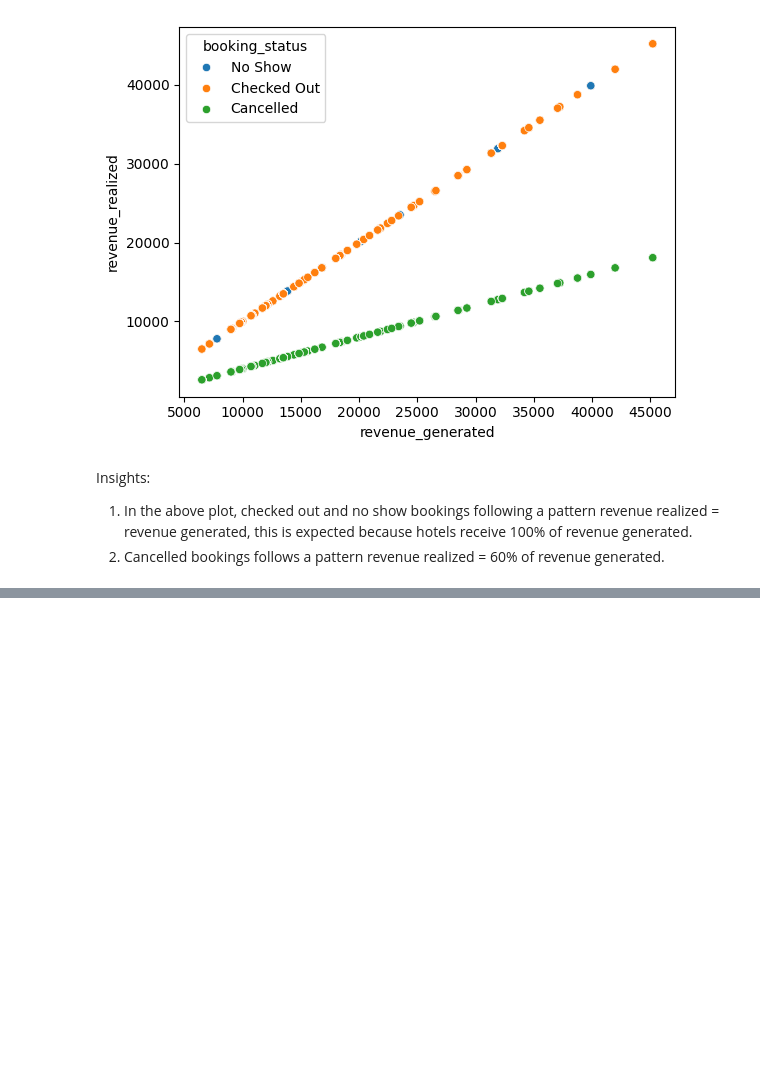
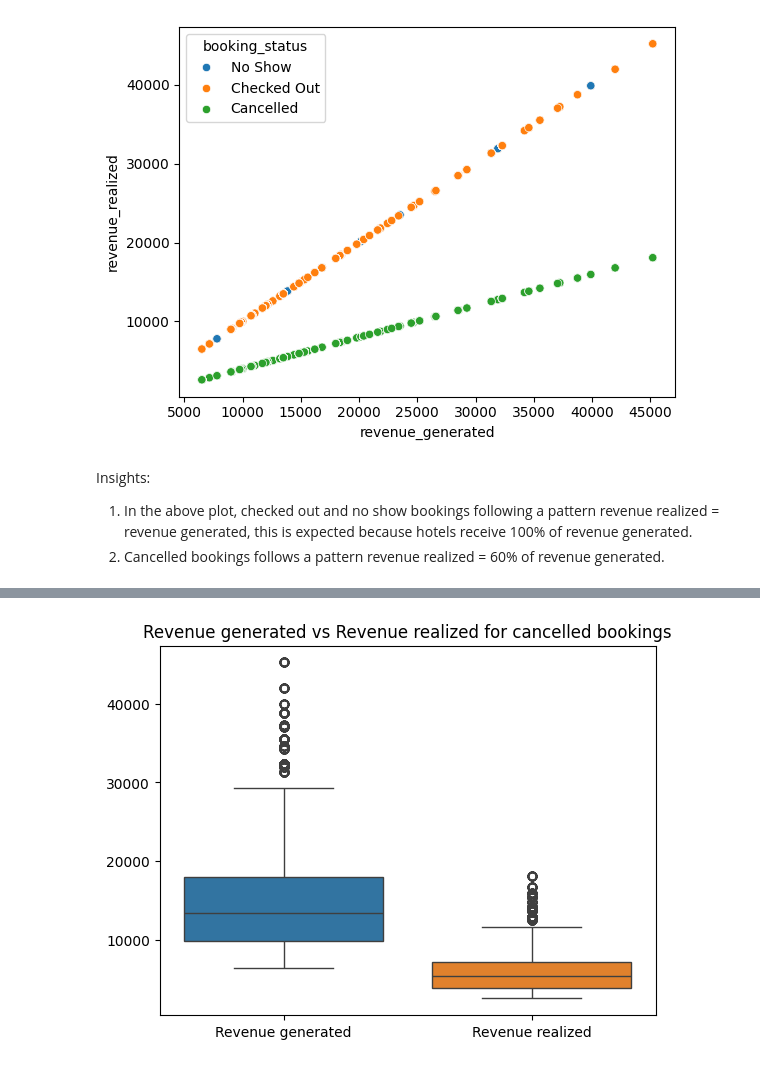
Before and after one commit to Bhuvi128/Hospitality-Revenue-Optimization-Data-analysis, a Jupyter notebook: Hospitality Revenue Optimzation.ipynb, the cells around one changed output, grey strips where cells are left out. Drawn from its saved outputs; the diff is of its cells as text; code cells hidden in the pictures; blank space fills up the shorter version.

```diff
--- a/Hospitality Revenue Optimzation.ipynb
+++ b/Hospitality Revenue Optimzation.ipynb
@@ -26,7 +26,7 @@ pd.set_option("display.max_columns",None)
 # %%
 from sqlalchemy import create_engine
 
-conn = create_engine("mysql+pymysql://root:Bhuvi%40123@localhost/atliq_hospitality_db")
+conn = create_engine("mysql+pymysql://root:Bhuvi%40123@127.0.0.1:3306/atliq_hospitality_db")
 # %% [markdown]
 # Exploratory Data analysis
 # %%
@@ -241,0 +272,3 @@ Insights:
+# %%
+cancelled_bookings = book_stat_rev[book_stat_rev['booking_status'] == 'Cancelled']
+cancelled_bookings.head()
@@ -241,0 +282,8 @@ Insights:
+# %%
+# Lets identify patterns of revenue generated and revenue realized for cancelled bookings
+sns.boxplot(cancelled_bookings)
+plt.title("Revenue generated vs Revenue realized for cancelled bookings")
+plt.xticks(ticks = [0,1],labels = ['Revenue generated', 'Revenue realized'])
+plt.show()
+# %% [output]
+[figure, added]
```
Also changed, not shown: parts of 21 cells of this notebook, 1 other file.
